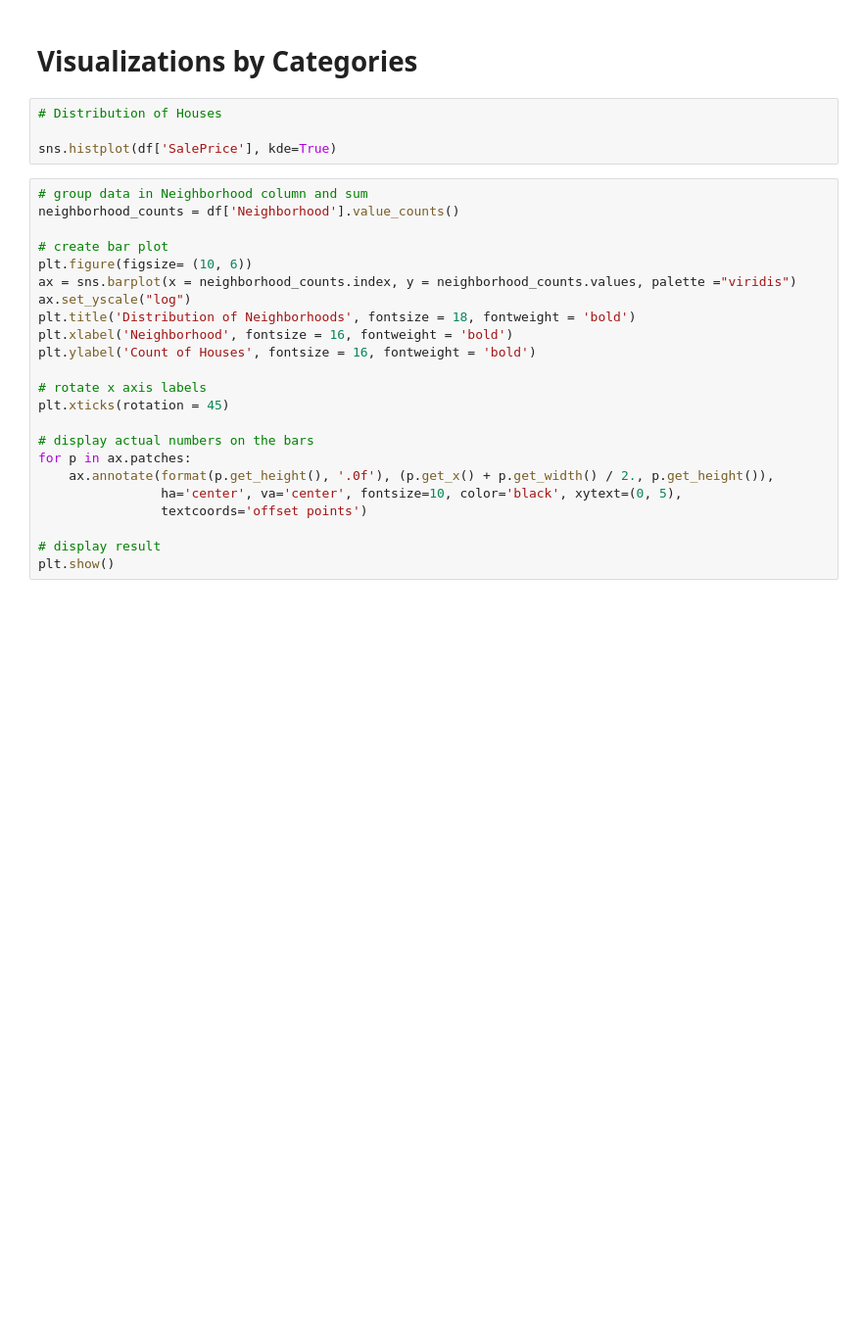
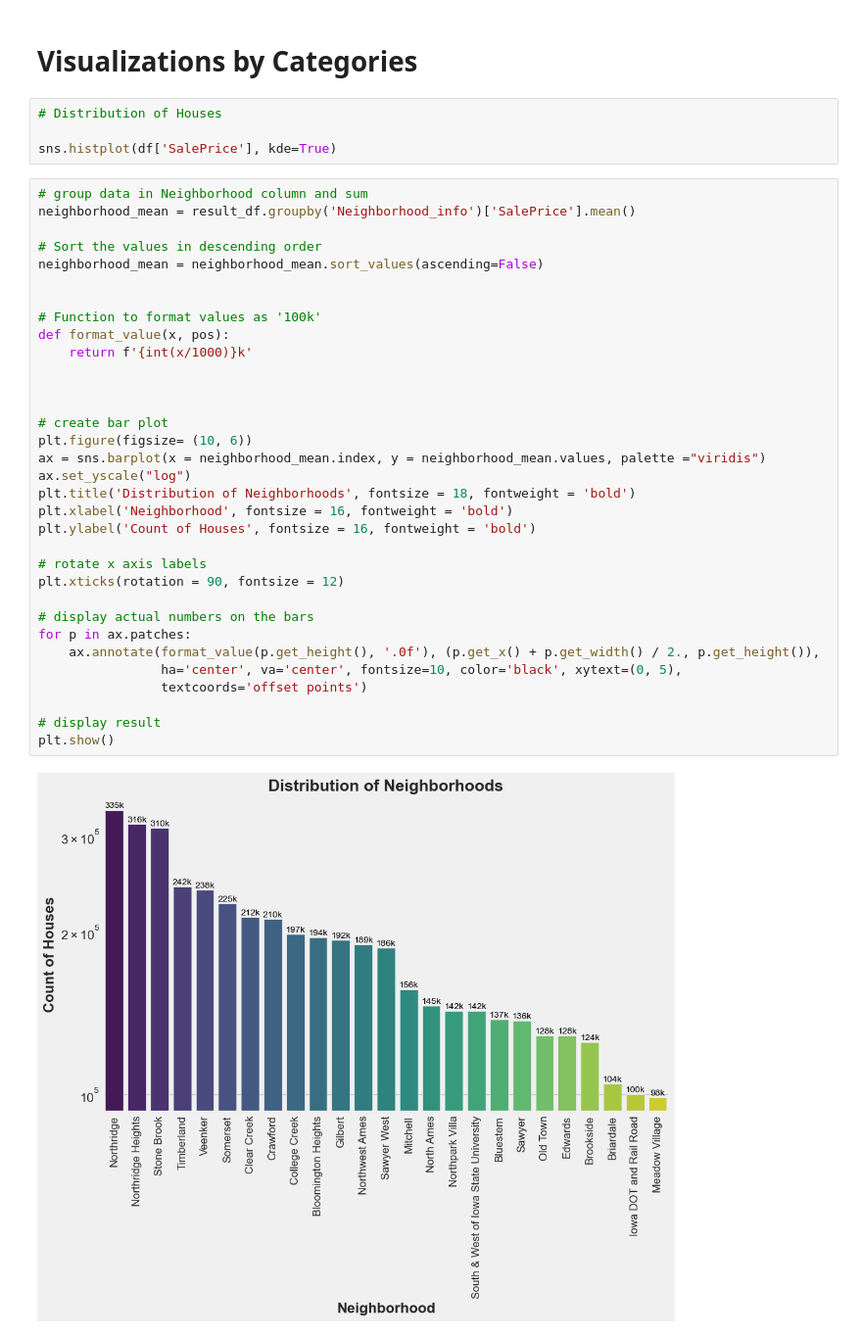
Before and after one commit to Spikes666/Data-Dive-4, a Jupyter notebook: main.ipynb, the cells around one changed output. Shown at 98% size. Cells and saved outputs as stored; diff of their text form; blank space fills up the shorter version.

Commit message:
Added Distribution of Neighborhoods bar chart.

```diff
--- a/main.ipynb
+++ b/main.ipynb
@@ -131,24 +159,36 @@ result_df.head()
 sns.histplot(df['SalePrice'], kde=True)
 # %%
 # group data in Neighborhood column and sum
-neighborhood_counts = df['Neighborhood'].value_counts()
+neighborhood_mean = result_df.groupby('Neighborhood_info')['SalePrice'].mean()
+
+# Sort the values in descending order
+neighborhood_mean = neighborhood_mean.sort_values(ascending=False)
+
+
+# Function to format values as '100k'
+def format_value(x, pos):
+    return f'{int(x/1000)}k'
+
+
 
 # create bar plot
 plt.figure(figsize= (10, 6))
-ax = sns.barplot(x = neighborhood_counts.index, y = neighborhood_counts.values, palette ="viridis")
+ax = sns.barplot(x = neighborhood_mean.index, y = neighborhood_mean.values, palette ="viridis")
 ax.set_yscale("log")
 plt.title('Distribution of Neighborhoods', fontsize = 18, fontweight = 'bold')
 plt.xlabel('Neighborhood', fontsize = 16, fontweight = 'bold')
 plt.ylabel('Count of Houses', fontsize = 16, fontweight = 'bold')
 
 # rotate x axis labels
-plt.xticks(rotation = 45)
+plt.xticks(rotation = 90, fontsize = 12)
 
 # display actual numbers on the bars
 for p in ax.patches:
-    ax.annotate(format(p.get_height(), '.0f'), (p.get_x() + p.get_width() / 2., p.get_height()),
+    ax.annotate(format_value(p.get_height(), '.0f'), (p.get_x() + p.get_width() / 2., p.get_height()),
                 ha='center', va='center', fontsize=10, color='black', xytext=(0, 5),
                 textcoords='offset points')
 
 # display result
 plt.show()
+# %% [output]
+[figure, added]
```
Also changed, not shown: parts of 3 cells of this notebook, 2 other files.
